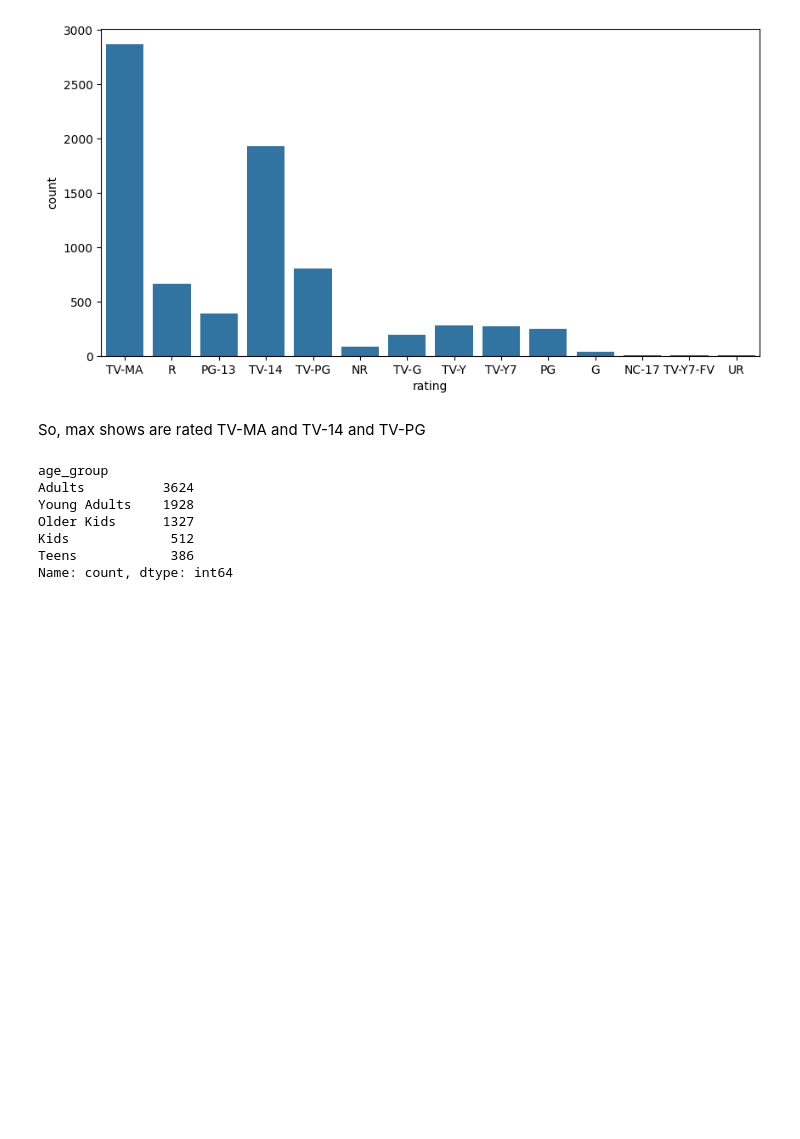
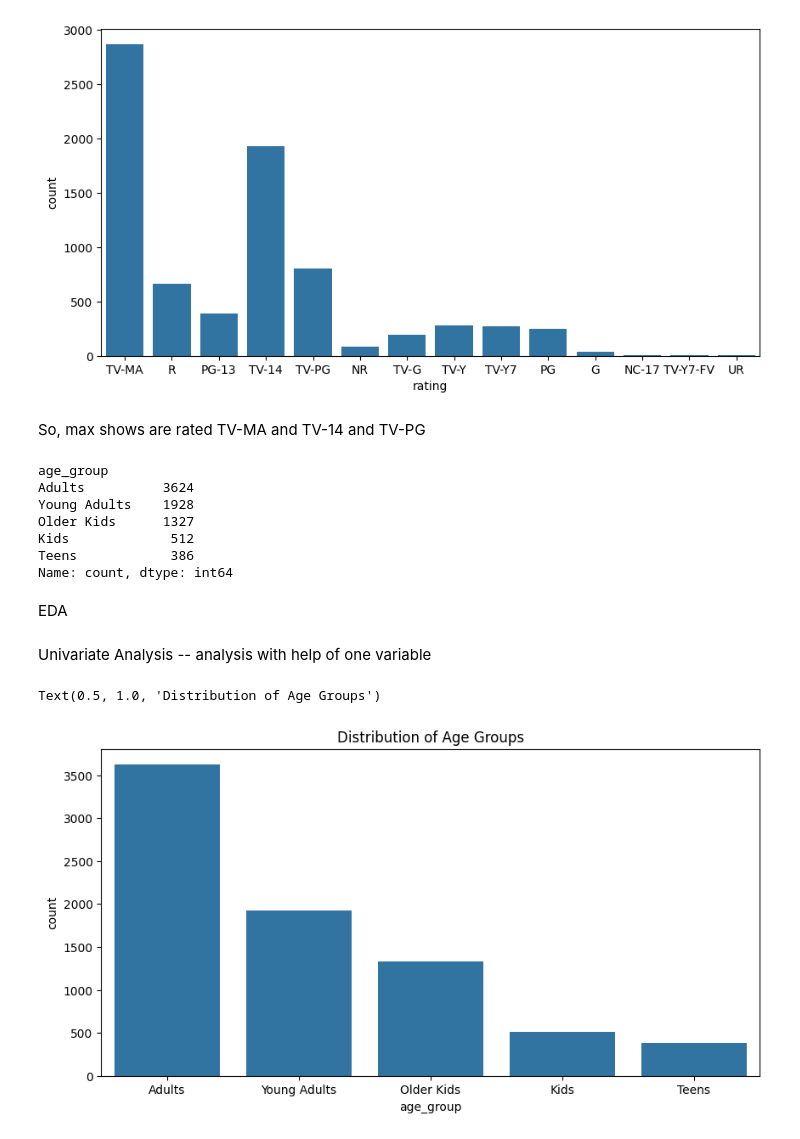
Before and after one commit to Ish-i-ka/Netflix-Show-Recommender, a Jupyter notebook: recommender.ipynb, the cells around one changed output. Saved outputs shown, nothing was run; the diff lists cells and outputs as text; code cells hidden in the pictures; blank space fills up the shorter version.

```diff
--- a/recommender.ipynb
+++ b/recommender.ipynb
@@ -173,3 +103,5 @@ print(data[data['type']=='TV Show'].duration.unique())
 # %%
 data['month_added'] = data['date_added'].apply(lambda x: x.split(',')[0])
 data['year_added'] = data['date_added'].apply(lambda x: x.split(',')[1].strip())
+# %%
+data['month_added'] = data['month_added'].apply(lambda x: x.split(' ')[0])
@@ -262,3 +165,15 @@ Older Kids      1327
 Kids             512
 Teens            386
 Name: count, dtype: int64
+# %% [markdown]
+EDA
+# %% [markdown]
+Univariate Analysis -- analysis with help of one variable
+# %%
+# Plotting the distribution of age groups
+plt.figure(figsize=(10,5))
+sns.countplot(x='age_group', data=data, order=data['age_group'].value_counts().index)
+plt.title('Distribution of Age Groups')
+# %% [output]
+Text(0.5, 1.0, 'Distribution of Age Groups')
+[figure, added]
```
Also changed, not shown: parts of 46 cells of this notebook, 1 other file.
